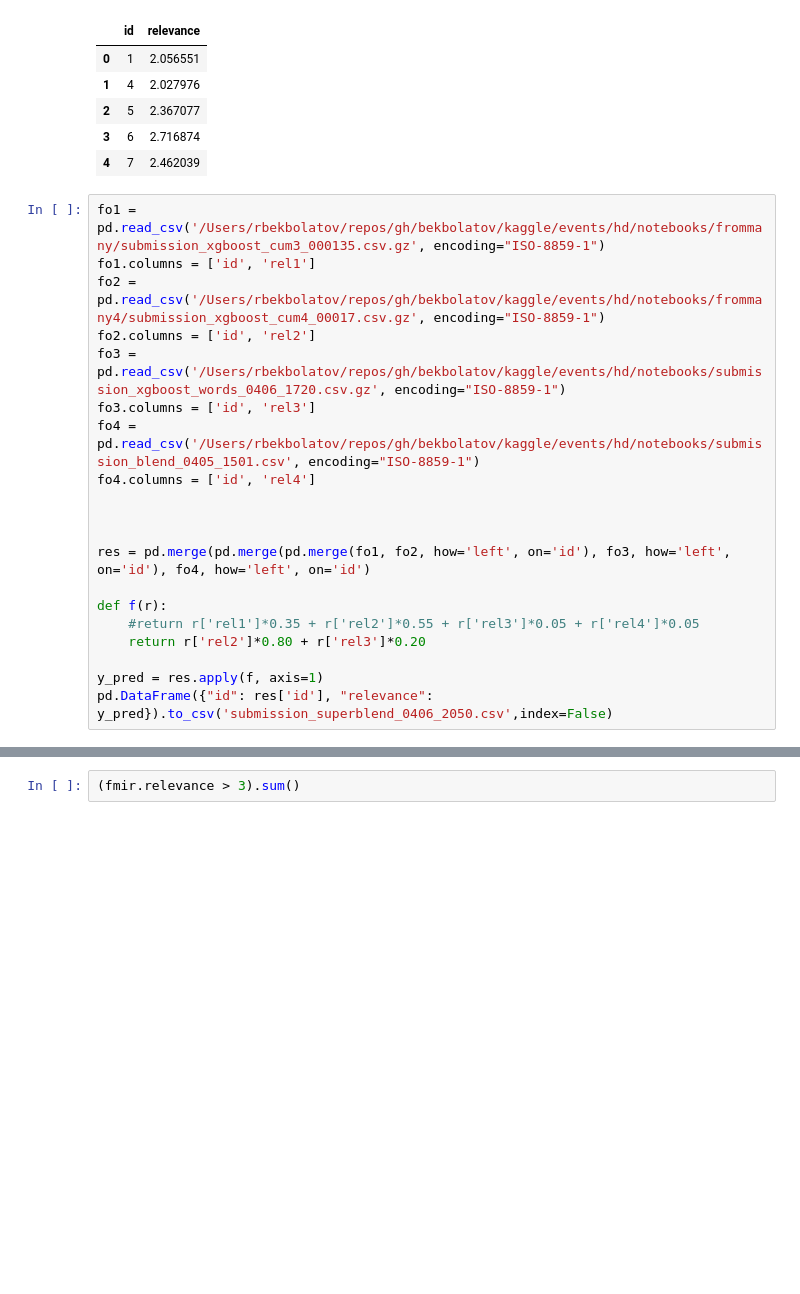
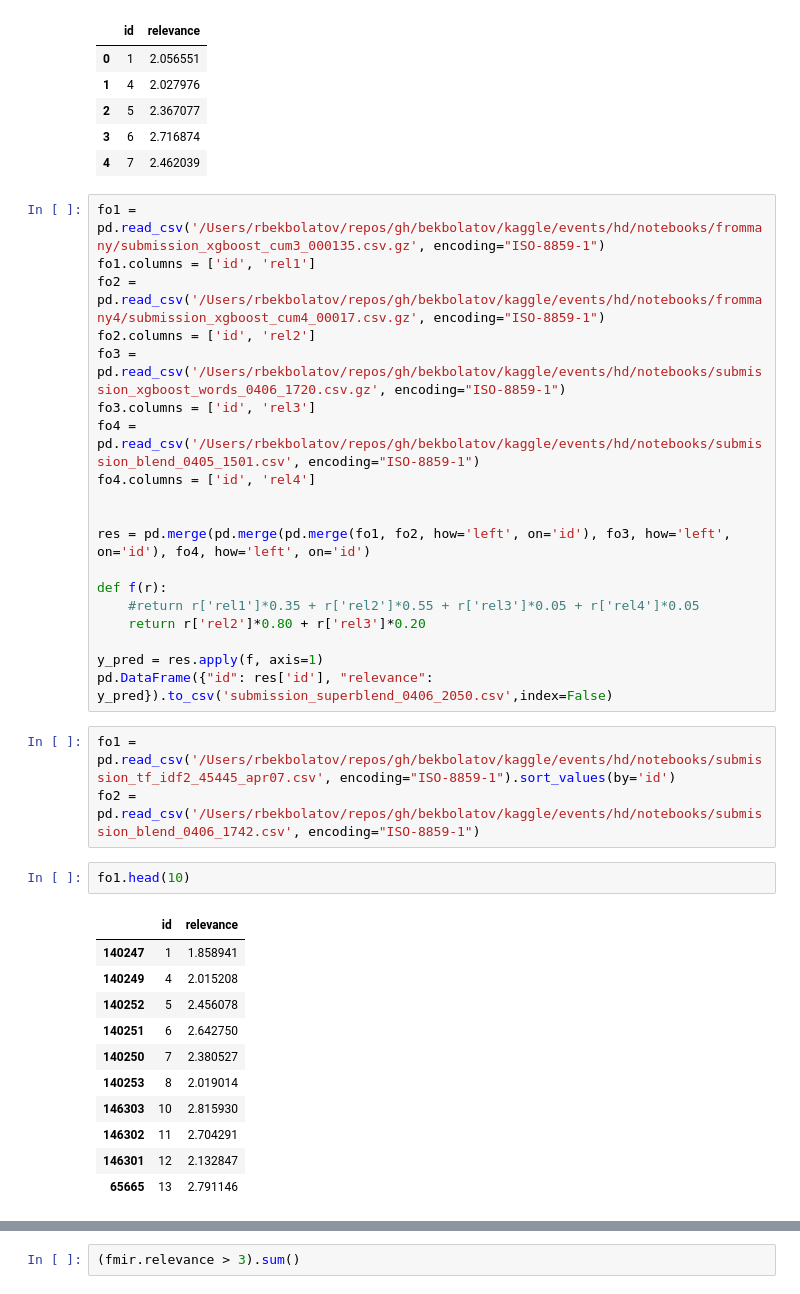
Before and after one commit to Bekbolatov/kaggle, a Jupyter notebook: events/hd/notebooks/features4.ipynb, the cells around one changed output, grey strips where cells are left out. Saved outputs shown, nothing was run; the diff lists cells and outputs as text; blank space fills up the shorter version.

```diff
--- a/events/hd/notebooks/features4.ipynb
+++ b/events/hd/notebooks/features4.ipynb
@@ -154,7 +154,6 @@ fo4 = pd.read_csv('/Users/rbekbolatov/repos/gh/bekbolatov/kaggle/events/hd/noteb
 fo4.columns = ['id', 'rel4']
 
 
-
 res = pd.merge(pd.merge(pd.merge(fo1, fo2, how='left', on='id'), fo3, how='left', on='id'), fo4, how='left', on='id')
 
 def f(r):
@@ -163,3 +162,20 @@ def f(r):
 
 y_pred = res.apply(f, axis=1)
 pd.DataFrame({"id": res['id'], "relevance": y_pred}).to_csv('submission_superblend_0406_2050.csv',index=False)
+# %%
+fo1 = pd.read_csv('/Users/rbekbolatov/repos/gh/bekbolatov/kaggle/events/hd/notebooks/submission_tf_idf2_45445_apr07.csv', encoding="ISO-8859-1").sort_values(by='id')
+fo2 = pd.read_csv('/Users/rbekbolatov/repos/gh/bekbolatov/kaggle/events/hd/notebooks/submission_blend_0406_1742.csv', encoding="ISO-8859-1")
+# %%
+fo1.head(10)
+# %% [output]
+|  | id | relevance |
+| 140247 | 1 | 1.858941 |
+| 140249 | 4 | 2.015208 |
+| 140252 | 5 | 2.456078 |
+| 140251 | 6 | 2.642750 |
+| 140250 | 7 | 2.380527 |
+| 140253 | 8 | 2.019014 |
+| 146303 | 10 | 2.815930 |
+| 146302 | 11 | 2.704291 |
+| 146301 | 12 | 2.132847 |
+| 65665 | 13 | 2.791146 |
```
Also changed, not shown: parts of 8 cells of this notebook, 5 other files.
